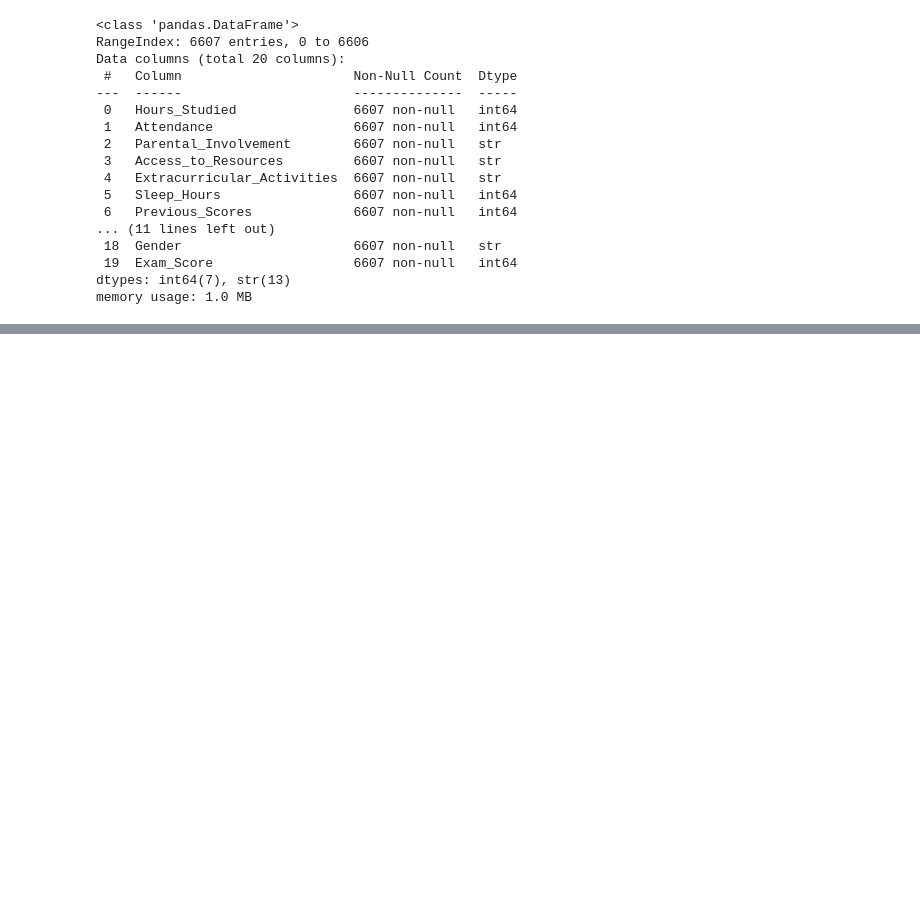
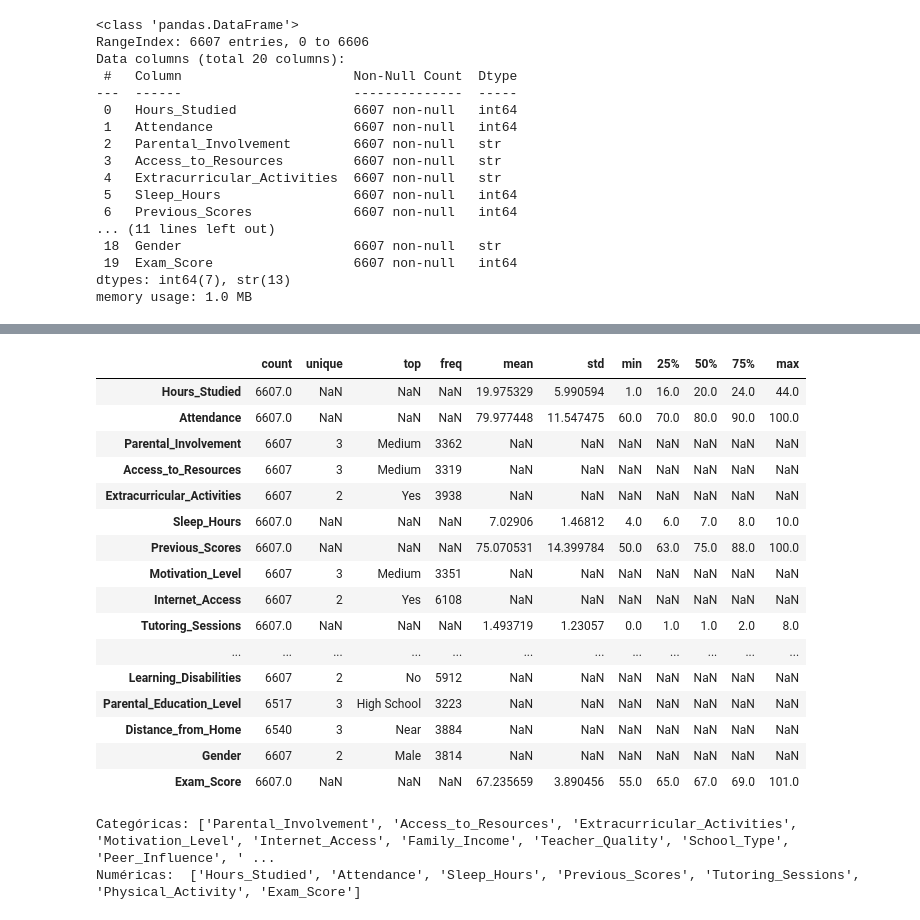
Before and after one commit to hey-hector/2026-02-BILBAO-FT-Data-Science, a Jupyter notebook: 2-Data_Analysis/EDA/Proyecto EDA_Hector.ipynb, the cells around one changed output, grey strips where cells are left out. Saved outputs shown, nothing was run; the diff lists cells and outputs as text; code cells hidden in the pictures; blank space fills up the shorter version.

```diff
--- a/2-Data_Analysis/EDA/Proyecto EDA_Hector.ipynb
+++ b/2-Data_Analysis/EDA/Proyecto EDA_Hector.ipynb
@@ -66,0 +413,36 @@ memory usage: 1.0 MB
+# %%
+#Para que nos saque todos los estadísticos de todas las variables del dataframe:Para los valores categóricos o cadenas nos indicará:
+students.describe(include='all').T
+#En este caso, se incluyen las columnas "unique","top" y "freq" que son las que nos van a dar valores de las variables tipo string.
+#"unique" nos indica el número de únicos (cuántos valores diferentes hay en esa variable/columna)
+#"top" nos indica el valor más frecuente que aparece en esa variable/columna
+#"freq" nos indica cuántas veces aparece el valor "top"
+#Como se puede observar, se rellenan con "NaN" las demás columnas para las variables tipo string y viceversa para los valores numéricos
+# %% [output]
+|  | count | unique | top | freq | mean | std | min | 25% | 50% | 75% | max |
+| Hours_Studied | 6607.0 | NaN | NaN | NaN | 19.975329 | 5.990594 | 1.0 | 16.0 | 20.0 | 24.0 | 44.0 |
+| Attendance | 6607.0 | NaN | NaN | NaN | 79.977448 | 11.547475 | 60.0 | 70.0 | 80.0 | 90.0 | 100.0 |
+| Parental_Involvement | 6607 | 3 | Medium | 3362 | NaN | NaN | NaN | NaN | NaN | NaN | NaN |
+| Access_to_Resources | 6607 | 3 | Medium | 3319 | NaN | NaN | NaN | NaN | NaN | NaN | NaN |
+| Extracurricular_Activities | 6607 | 2 | Yes | 3938 | NaN | NaN | NaN | NaN | NaN | NaN | NaN |
+| Sleep_Hours | 6607.0 | NaN | NaN | NaN | 7.02906 | 1.46812 | 4.0 | 6.0 | 7.0 | 8.0 | 10.0 |
+| Previous_Scores | 6607.0 | NaN | NaN | NaN | 75.070531 | 14.399784 | 50.0 | 63.0 | 75.0 | 88.0 | 100.0 |
+| Motivation_Level | 6607 | 3 | Medium | 3351 | NaN | NaN | NaN | NaN | NaN | NaN | NaN |
+| Internet_Access | 6607 | 2 | Yes | 6108 | NaN | NaN | NaN | NaN | NaN | NaN | NaN |
+| Tutoring_Sessions | 6607.0 | NaN | NaN | NaN | 1.493719 | 1.23057 | 0.0 | 1.0 | 1.0 | 2.0 | 8.0 |
+| ... | ... | ... | ... | ... | ... | ... | ... | ... | ... | ... | ... |
+| Learning_Disabilities | 6607 | 2 | No | 5912 | NaN | NaN | NaN | NaN | NaN | NaN | NaN |
+| Parental_Education_Level | 6517 | 3 | High School | 3223 | NaN | NaN | NaN | NaN | NaN | NaN | NaN |
+| Distance_from_Home | 6540 | 3 | Near | 3884 | NaN | NaN | NaN | NaN | NaN | NaN | NaN |
+| Gender | 6607 | 2 | Male | 3814 | NaN | NaN | NaN | NaN | NaN | NaN | NaN |
+| Exam_Score | 6607.0 | NaN | NaN | NaN | 67.235659 | 3.890456 | 55.0 | 65.0 | 67.0 | 69.0 | 101.0 |
+# %%
+#Vamos a dividir las columnas tipo string como Categóricas y las Numéricas:
+cat_cols = students.select_dtypes(include=['str']).columns.tolist()
+num_cols = students.select_dtypes(include=np.number).columns.tolist()
+
+print("Categóricas:", cat_cols)
+print("Numéricas: ", num_cols)
+# %% [output]
+Categóricas: ['Parental_Involvement', 'Access_to_Resources', 'Extracurricular_Activities', 'Motivation_Level', 'Internet_Access', 'Family_Income', 'Teacher_Quality', 'School_Type', 'Peer_Influence', ' ...
+Numéricas:  ['Hours_Studied', 'Attendance', 'Sleep_Hours', 'Previous_Scores', 'Tutoring_Sessions', 'Physical_Activity', 'Exam_Score']
```
Also changed, not shown: parts of 49 cells of this notebook, 1 other file.
